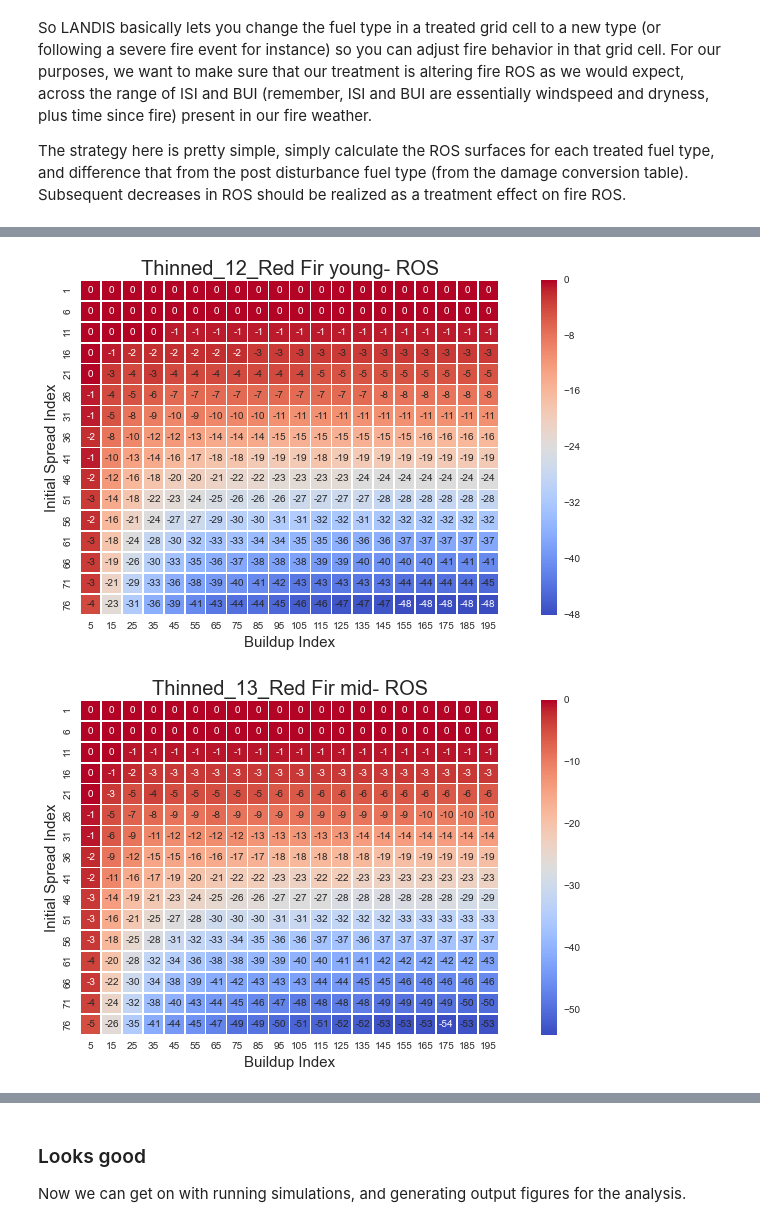
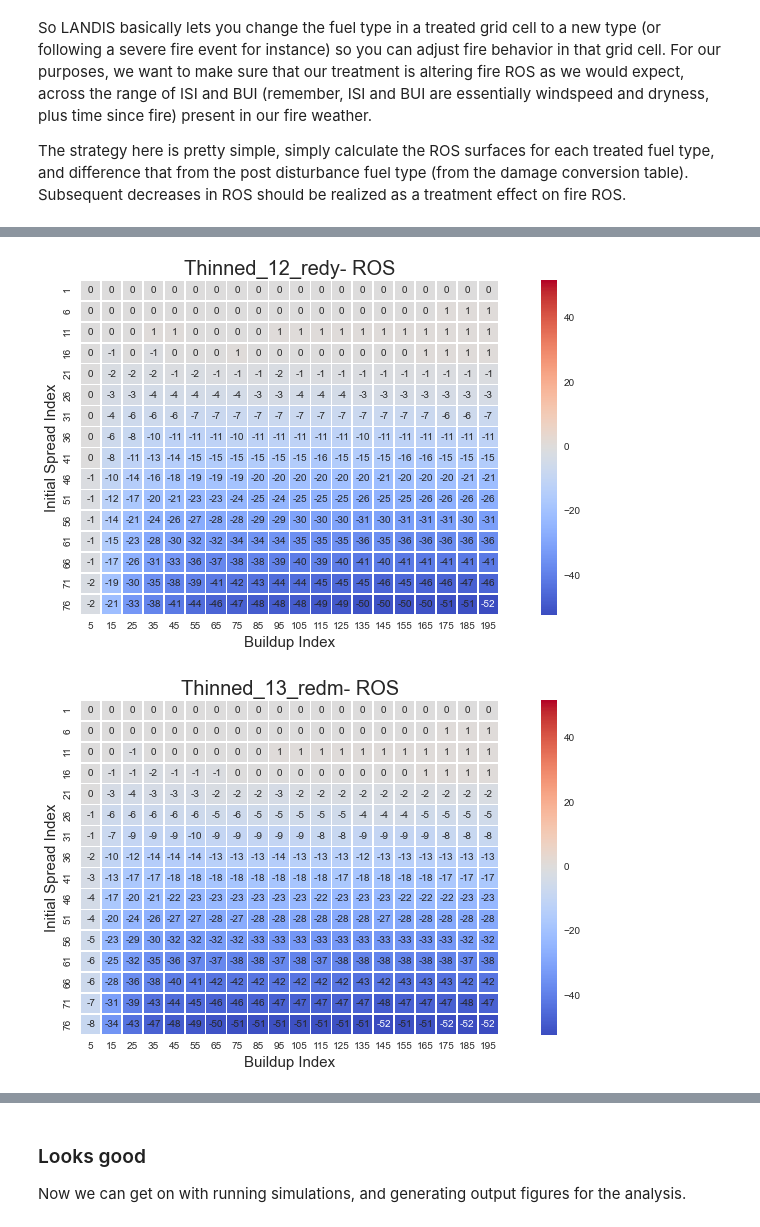
Before and after one commit to djkrofch/DinkeyCreek, a Jupyter notebook: Fuels_Treatment_Parameterization.ipynb, the cells around one changed output, grey strips where cells are left out. Saved outputs shown, nothing was run; the diff lists cells and outputs as text; code cells hidden in the pictures.

Commit message:
Quick temporary update for Shuang
Fuels treatment effect

```diff
--- a/Fuels_Treatment_Parameterization.ipynb
+++ b/Fuels_Treatment_Parameterization.ipynb
@@ -26,6 +26,7 @@ fireWeather = pd.read_csv('Z:\DinkeyFW_Historic.csv')
 # Read in a modified fuels spreadsheet
 #(more or less copied out of the Dynamic Fire and Fuels param file.)
 DinkeyFuels = pd.read_csv('Z:\DinkeyFuels.csv')
+DinkeyFuels = pd.read_csv('Z:\ShuangFuels.csv')
 
 # Here's the format for the fuels param file
 DinkeyFuels.head()
@@ -214,7 +215,7 @@ The strategy here is pretty simple, simply calculate the ROS surfaces for each t
 # Define the fuel codes that get treated
 # All treated fuel types receive the same mechanical thinning
 toThin = np.arange(6, 18, 1)
-ROS_Thinning = fuelsROS(DinkeyFuels, 70, ISI_L, BUI_L)
+ROS_Thinning = fuelsROS(DinkeyFuels, 91, ISI_L, BUI_L)
 
 for fuelType in toThin:
     fuelName = DinkeyFuels[DinkeyFuels.LANDIS_Code == fuelType].FuelName.ravel()[0]
@@ -238,2 +239,2 @@ for fuelType in toThin:
-[figure, old version]
+[figure, new version]
-[figure, old version]
+[figure, new version]
```
Also changed, not shown: parts of 3 cells of this notebook, 1 other file.
